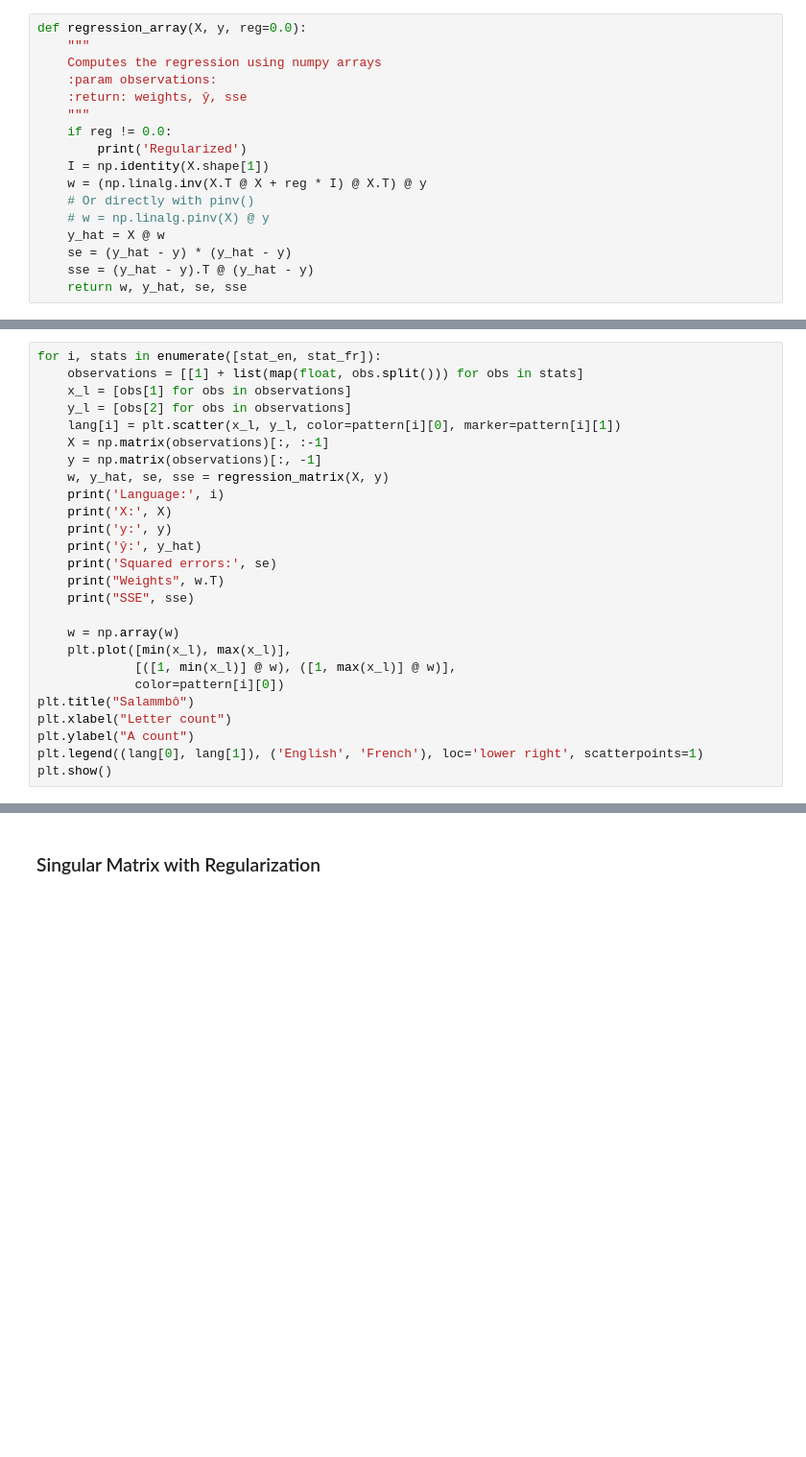
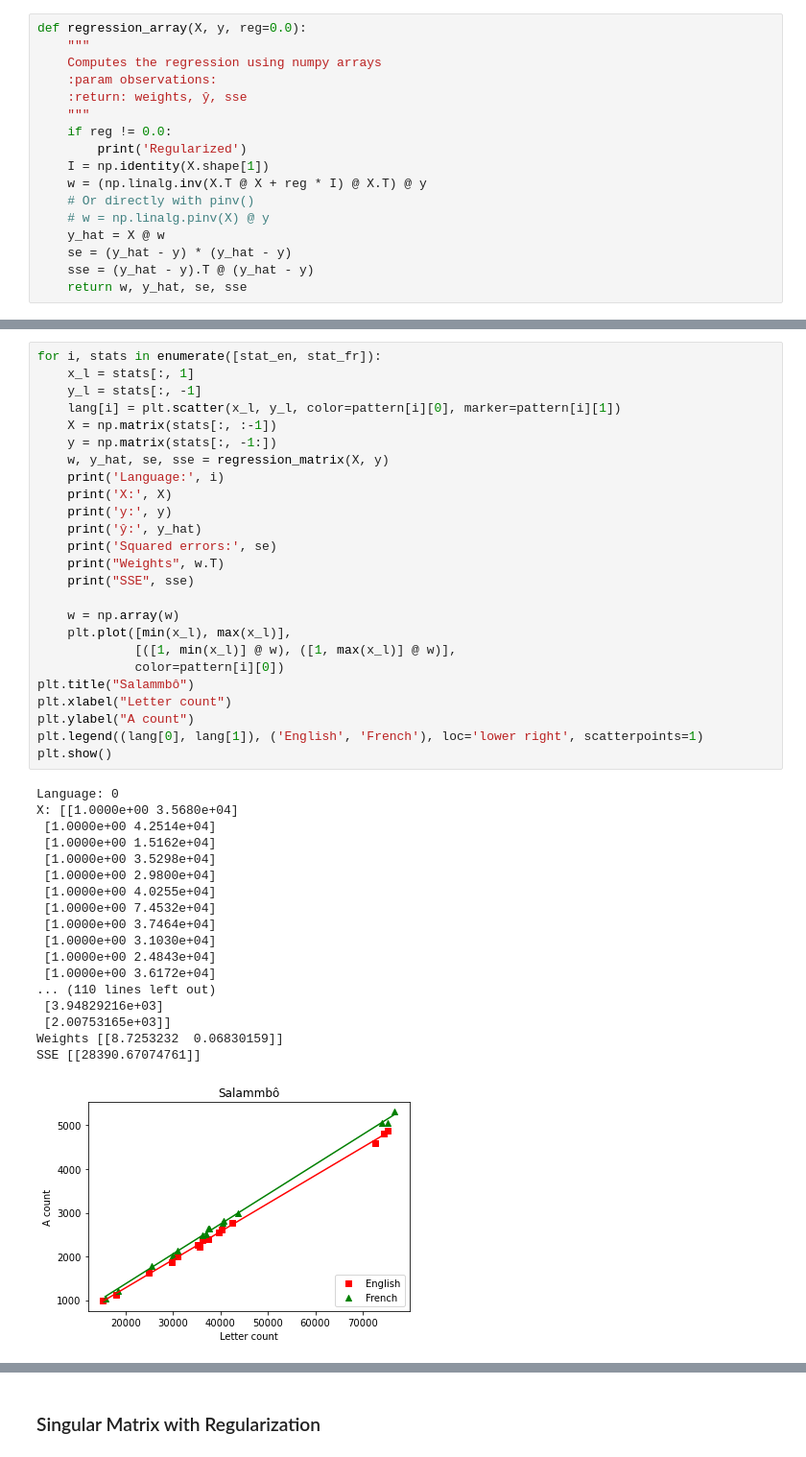
Before and after one commit to pnugues/ilppp, a Jupyter notebook: programs/ch04/python/analytical_regression.ipynb, the cells around one changed output, grey strips where cells are left out. Shown at 96% size. Cells and saved outputs as stored; diff of their text form; blank space fills up the shorter version.

```diff
--- a/programs/ch04/python/analytical_regression.ipynb
+++ b/programs/ch04/python/analytical_regression.ipynb
@@ -83,27 +195,45 @@ plt.show()
 # %%
 for i, stats in enumerate([stat_en, stat_fr]):
-    observations = [[1] + list(map(float, obs.split())) for obs in stats]
-    x_l = [obs[1] for obs in observations]
-    y_l = [obs[2] for obs in observations]
+    x_l = stats[:, 1]
+    y_l = stats[:, -1]
     lang[i] = plt.scatter(x_l, y_l, color=pattern[i][0], marker=pattern[i][1])
-    X = np.matrix(observations)[:, :-1]
-    y = np.matrix(observations)[:, -1]
+    X = np.matrix(stats[:, :-1])
+    y = np.matrix(stats[:, -1:])
     w, y_hat, se, sse = regression_matrix(X, y)
     print('Language:', i)
     print('X:', X)
     print('y:', y)
     print('ŷ:', y_hat)
     print('Squared errors:', se)
     print("Weights", w.T)
     print("SSE", sse)
 
     w = np.array(w)
     plt.plot([min(x_l), max(x_l)],
              [([1, min(x_l)] @ w), ([1, max(x_l)] @ w)],
              color=pattern[i][0])
 plt.title("Salammbô")
 plt.xlabel("Letter count")
 plt.ylabel("A count")
 plt.legend((lang[0], lang[1]), ('English', 'French'), loc='lower right', scatterpoints=1)
 plt.show()
+# %% [output]
+Language: 0
+X: [[1.0000e+00 3.5680e+04]
+ [1.0000e+00 4.2514e+04]
+ [1.0000e+00 1.5162e+04]
+ [1.0000e+00 3.5298e+04]
+ [1.0000e+00 2.9800e+04]
+ [1.0000e+00 4.0255e+04]
+ [1.0000e+00 7.4532e+04]
+ [1.0000e+00 3.7464e+04]
+ [1.0000e+00 3.1030e+04]
+ [1.0000e+00 2.4843e+04]
+ [1.0000e+00 3.6172e+04]
+... (110 lines left out)
+ [3.94829216e+03]
+ [2.00753165e+03]]
+Weights [[8.7253232  0.06830159]]
+SSE [[28390.67074761]]
+[figure, added]
 # %% [markdown]
```
Also changed, not shown: parts of 31 cells of this notebook, 5 other files.
